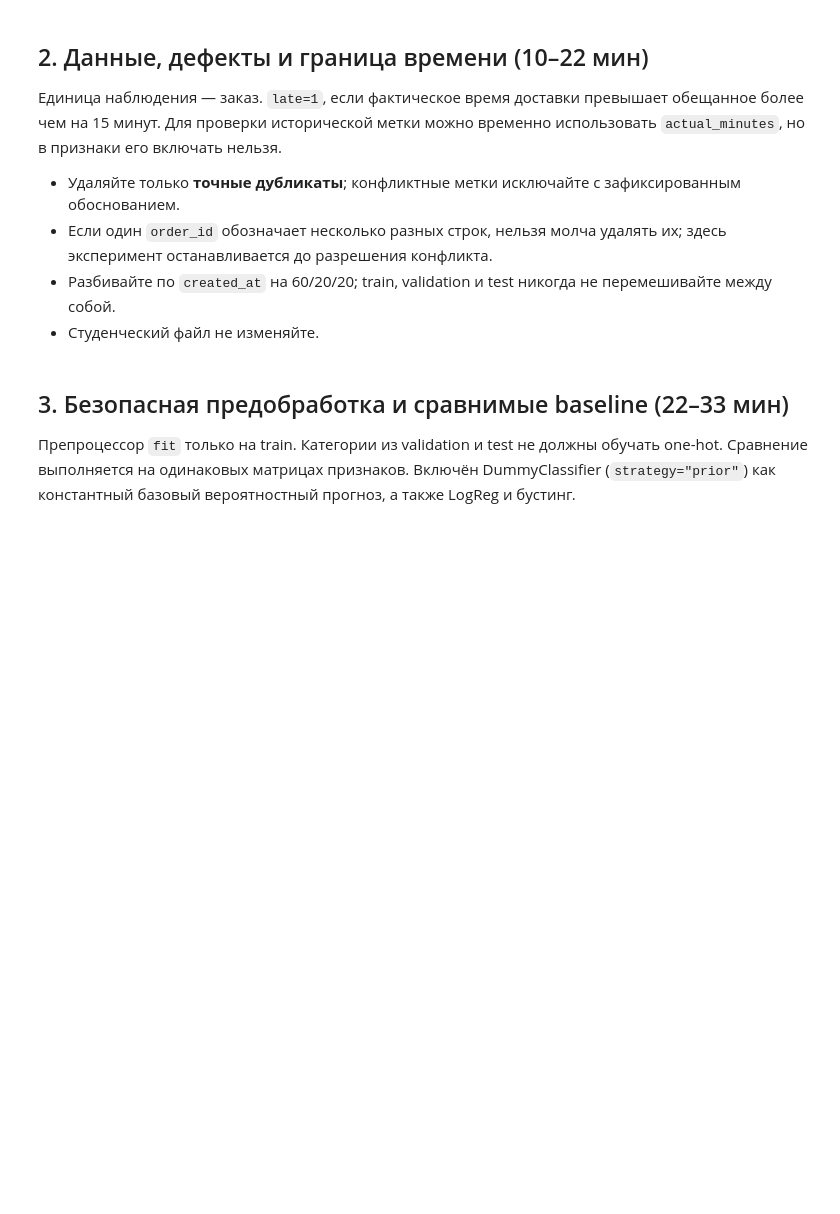
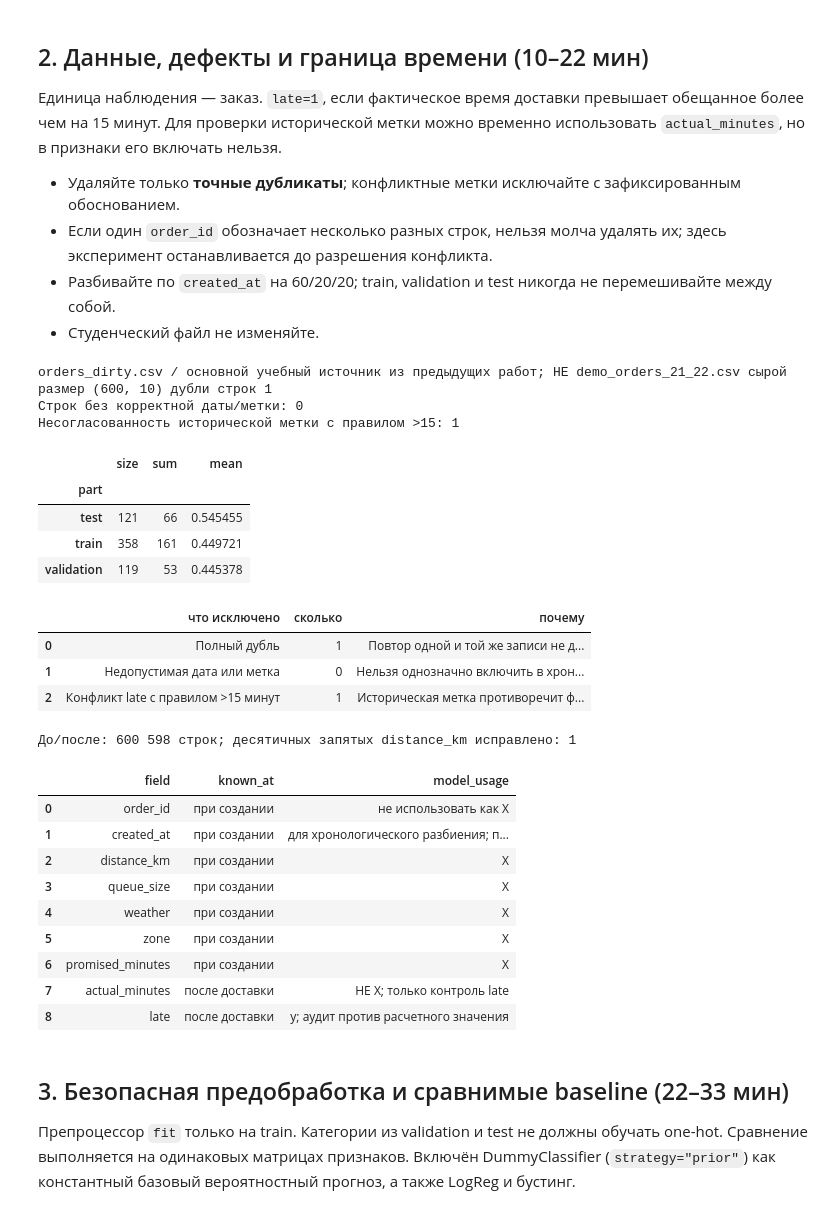
Before and after one commit to Vladislav-Evg-Sid/utmn-master-degree, a Jupyter notebook: tii/lb21/21_student.ipynb, the cells around one changed output. Cells and saved outputs as stored; diff of their text form; code cells hidden in the pictures; blank space fills up the shorter version.

```diff
--- a/tii/lb21/21_student.ipynb
+++ b/tii/lb21/21_student.ipynb
@@ -65,47 +71,87 @@ def demo_data(n=600,seed=2026):
     # Демонстрационные дефекты: один полный повтор и одна противоречивая историческая метка
     frame.loc[61,'late']=1-int(frame.loc[61,'late'])
     return pd.concat([frame,frame.iloc[[17]]],ignore_index=True)
 source=Path('orders_dirty.csv')
-if source.exists():
-    raw=pd.read_csv(source,encoding='utf-8-sig')
-    origin='orders_dirty.csv / основной источник студента'
-else:
-    source=Path('demo_orders_21_22.csv')
-    if source.exists(): raw=pd.read_csv(source,encoding='utf-8-sig')
-    else:
-        raw=demo_data();raw.to_csv(source,index=False,encoding='utf-8-sig')
-    origin='ИСКУССТВЕННЫЙ ДЕМОНСТРАЦИОННЫЙ НАБОР, НЕ ИСХОДНЫЕ ДАННЫЕ СТУДЕНТА'
+assert source.exists(),'Для основной работы требуется orders_dirty.csv из предыдущих занятий'
+raw=pd.read_csv(source,encoding='utf-8-sig')
+origin='orders_dirty.csv / основной учебный источник из предыдущих работ; НЕ demo_orders_21_22.csv'
+raw_count=len(raw);duplicate_count=int(raw.duplicated().sum())
 print(origin,'сырой размер',raw.shape,'дубли строк',raw.duplicated().sum())
 required=['order_id','created_at','late','distance_km','queue_size','promised_minutes','weather','zone']
 missing=[c for c in required if c not in raw.columns]
 assert not missing,f'Отсутствуют обязательные столбцы: {missing}. Сверьте словарь полей и измените адаптер.'
 work=raw.drop_duplicates().copy()
 work['created_at']=pd.to_datetime(work['created_at'],errors='coerce')
+comma_count=int(work.distance_km.astype('string').str.contains(',',regex=False,na=False).sum())
+work['distance_km']=pd.to_numeric(work.distance_km.astype('string').str.replace(',','.',regex=False),errors='coerce')
+for col in ['queue_size','promised_minutes']:
+    work[col]=pd.to_numeric(work[col],errors='coerce')
 for col in ['distance_km','queue_size','promised_minutes']:
-    work[col]=pd.to_numeric(work[col],errors='coerce')
+    work.loc[work[col]<0,col]=np.nan
 work['late']=pd.to_numeric(work['late'],errors='coerce')
 invalid=work['created_at'].isna() | ~work['late'].isin([0,1])
-print('Строк без корректной даты/метки:',int(invalid.sum()))
+invalid_count=int(invalid.sum())
+print('Строк без корректной даты/метки:',invalid_count)
 work=work.loc[~invalid].copy()
+mismatch_count=0
 if 'actual_minutes' in work:
     actual=pd.to_numeric(work['actual_minutes'],errors='coerce')
     promised=work['promised_minutes']
     check=actual.notna() & promised.notna()
     mismatch=check & (((actual-promised)>15).astype(int)!=work['late'].astype(int))
-    print('Несогласованность исторической метки с правилом >15:',int(mismatch.sum()))
+    mismatch_count=int(mismatch.sum())
+    print('Несогласованность исторической метки с правилом >15:',mismatch_count)
     work=work.loc[~mismatch].copy()
 if work.order_id.duplicated().any():
     raise ValueError('Есть разные записи с одним order_id. Разрешите конфликт по исходному журналу до обучения.')
 work=work.sort_values(['created_at','order_id']).reset_index(drop=True)
 assert len(work)>=60, 'Недостаточно заказов для демонстрации трёх выборок'
-a=int(.6*len(work)); b=int(.8*len(work))
+a=int(.6*len(work)); b=a+int(.2*len(work))  # те же границы, что в lb20: 358/119/121
 train,val,test=work.iloc[:a].copy(),work.iloc[a:b].copy(),work.iloc[b:].copy()
 assert set(train.order_id).isdisjoint(val.order_id) and set(train.order_id).isdisjoint(test.order_id) and set(val.order_id).isdisjoint(test.order_id)
 assert train.created_at.max()<=val.created_at.min()<=test.created_at.min()
 assert all(v['late'].nunique()==2 for v in [train,val,test]),'В одной из частей один класс — нужен другой достаточный набор/валидный протокол.'
 splits=pd.concat([z.assign(part=k)[['order_id','created_at','late','part']] for k,z in [('train',train),('validation',val),('test',test)]])
 splits.to_csv(ROOT/'split_membership.csv',index=False)
-print(splits.groupby('part')['late'].agg(['size','sum','mean']).to_string())
+split_stats=splits.groupby('part')['late'].agg(['size','sum','mean'])
+display(split_stats)
+audit_table=pd.DataFrame([
+    ('Полный дубль',duplicate_count,'Повтор одной и той же записи не должен влиять на обучение'),
+    ('Недопустимая дата или метка',invalid_count,'Нельзя однозначно включить в хронологию или классификацию'),
+    ('Конфликт late с правилом >15 минут',mismatch_count,'Историческая метка противоречит фактическому и обещанному времени')],
+    columns=['что исключено','сколько','почему'])
+display(audit_table)
+print('До/после:',raw_count,len(work),'строк; десятичных запятых distance_km исправлено:',comma_count)
+dictionary=pd.read_csv('data_dictionary.csv')
+field_provenance=dictionary.loc[dictionary.field.isin(['distance_km','queue_size','promised_minutes','weather','zone','actual_minutes','late','order_id','created_at']),
+ ['field','known_at','model_usage']]
+display(field_provenance)
+assert len(work)==raw_count-duplicate_count-invalid_count-mismatch_count
+assert work.order_id.is_unique and work.created_at.notna().all()
+# %% [output]
+orders_dirty.csv / основной учебный источник из предыдущих работ; НЕ demo_orders_21_22.csv сырой размер (600, 10) дубли строк 1
+Строк без корректной даты/метки: 0
+Несогласованность исторической метки с правилом >15: 1
+|  | size | sum | mean |
+| part |  |  |  |
+| test | 121 | 66 | 0.545455 |
+| train | 358 | 161 | 0.449721 |
+| validation | 119 | 53 | 0.445378 |
+|  | что исключено | сколько | почему |
+| 0 | Полный дубль | 1 | Повтор одной и той же записи не д... |
+| 1 | Недопустимая дата или метка | 0 | Нельзя однозначно включить в хрон... |
+| 2 | Конфликт late с правилом >15 минут | 1 | Историческая метка противоречит ф... |
+До/после: 600 598 строк; десятичных запятых distance_km исправлено: 1
+|  | field | known_at | model_usage |
+| 0 | order_id | при создании | не использовать как X |
+| 1 | created_at | при создании | для хронологического разбиения; п... |
+| 2 | distance_km | при создании | X |
+| 3 | queue_size | при создании | X |
+| 4 | weather | при создании | X |
+| 5 | zone | при создании | X |
+| 6 | promised_minutes | при создании | X |
+| 7 | actual_minutes | после доставки | НЕ X; только контроль late |
+| 8 | late | после доставки | y; аудит против расчетного значения |
 # %% [markdown]
 ## 3. Безопасная предобработка и сравнимые baseline (22–33 мин)
 
```
Also changed, not shown: parts of 6 cells of this notebook, 22 other files.
